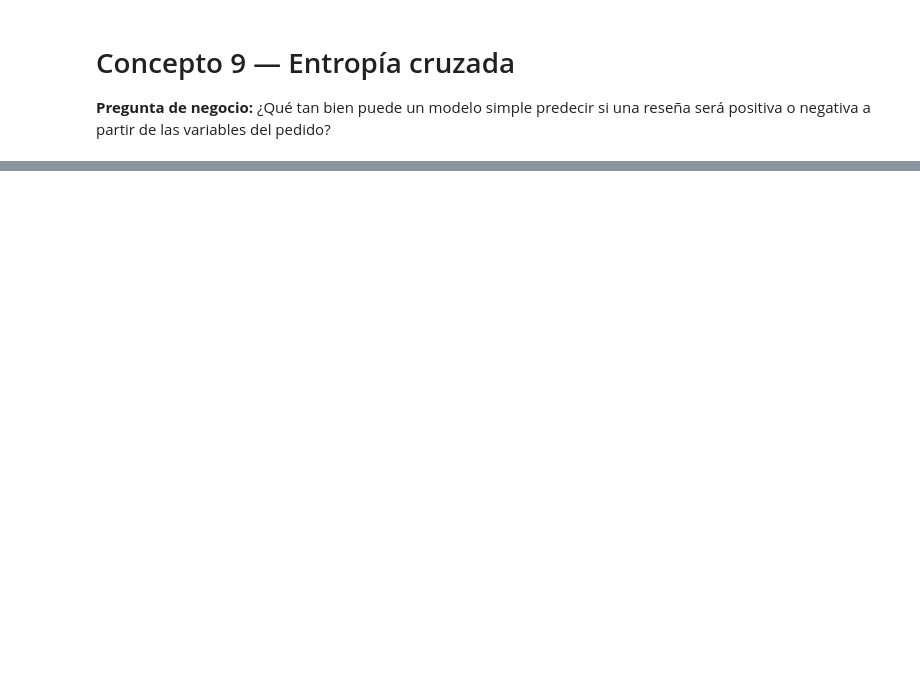
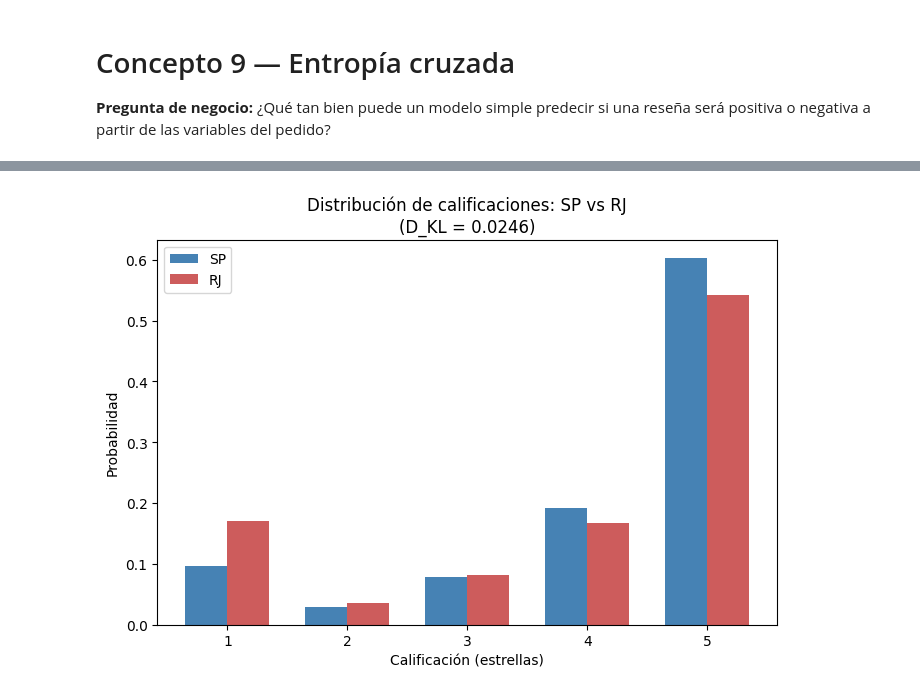
Before and after one commit to Walnut235/olist-probabilistic-analysis, a Jupyter notebook: notebooks/01_analisis_olist.ipynb, the cells around one changed output, grey strips where cells are left out. Drawn from its saved outputs; the diff is of its cells as text; code cells hidden in the pictures; blank space fills up the shorter version.

```diff
--- a/notebooks/01_analisis_olist.ipynb
+++ b/notebooks/01_analisis_olist.ipynb
@@ -1291,0 +1667,7 @@ La entropía normalizada de la distribución de categorías de producto es 76.73
+# %%
+estado_A = "SP"
+estado_B = "RJ"
+
+n_A = (reviews_estado["customer_state"] == estado_A).sum()
+n_B = (reviews_estado["customer_state"] == estado_B).sum()
+print(f"Pedidos con reseña — {estado_A}: {n_A} | {estado_B}: {n_B}")
@@ -1291,0 +1678,18 @@ La entropía normalizada de la distribución de categorías de producto es 76.73
+# %%
+def distribucion_scores(df, estado, eps=1e-6):
+    conteo = (
+        df[df["customer_state"] == estado]["review_score"]
+        .value_counts()
+        .reindex([1, 2, 3, 4, 5], fill_value=0)
+        .sort_index()
+    )
+    prob = conteo / conteo.sum()
+    prob = prob + eps # Suavizado: evita ceros exactos (KL no está definida si Q(x)=0 y P(x)>0)
+    prob = prob / prob.sum()
+    return prob
+
+P = distribucion_scores(reviews_estado, estado_A)
+Q = distribucion_scores(reviews_estado, estado_B)
+
+print(f"\nDistribución {estado_A}:\n{P}")
+print(f"\nDistribución {estado_B}:\n{Q}")
@@ -1291,0 +1753,17 @@ La entropía normalizada de la distribución de categorías de producto es 76.73
+# %%
+import matplotlib.pyplot as plt
+
+x = np.arange(1, 6)
+width = 0.35
+
+plt.figure(figsize=(8, 5))
+plt.bar(x - width/2, P.values, width, label=estado_A, color="steelblue")
+plt.bar(x + width/2, Q.values, width, label=estado_B, color="indianred")
+plt.xlabel("Calificación (estrellas)")
+plt.ylabel("Probabilidad")
+plt.xticks(x)
+plt.title(f"Distribución de calificaciones: {estado_A} vs {estado_B}\n(D_KL = {kl_scipy:.4f})")
+plt.legend()
+plt.show()
+# %% [output]
+[figure, added]
```
Also changed, not shown: parts of 38 cells of this notebook.
